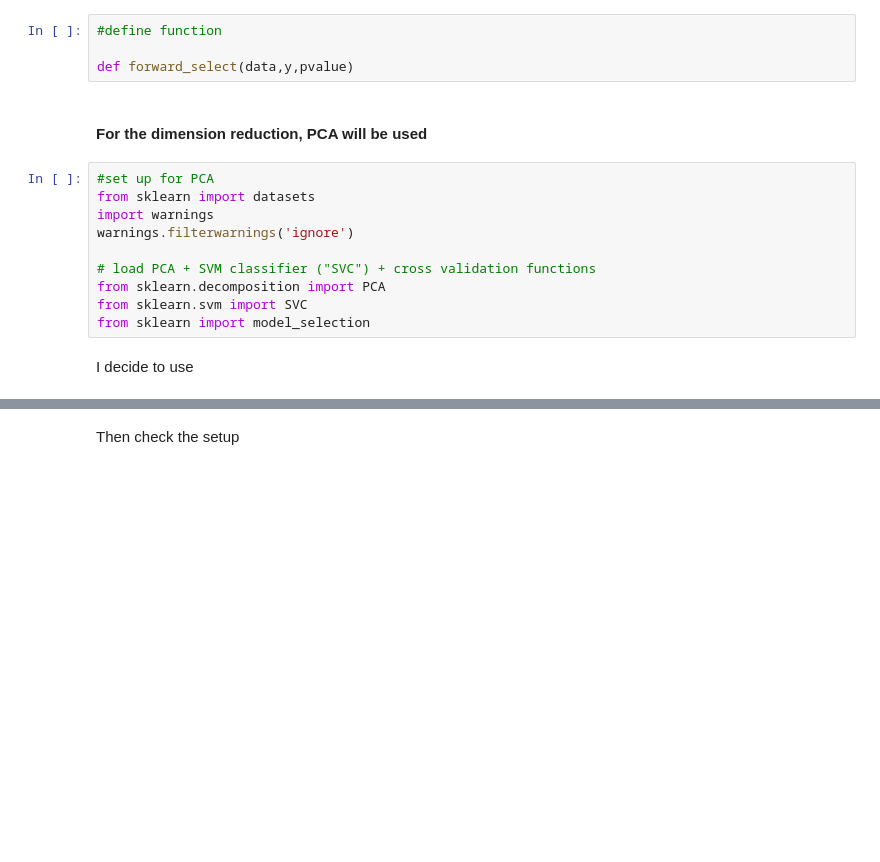
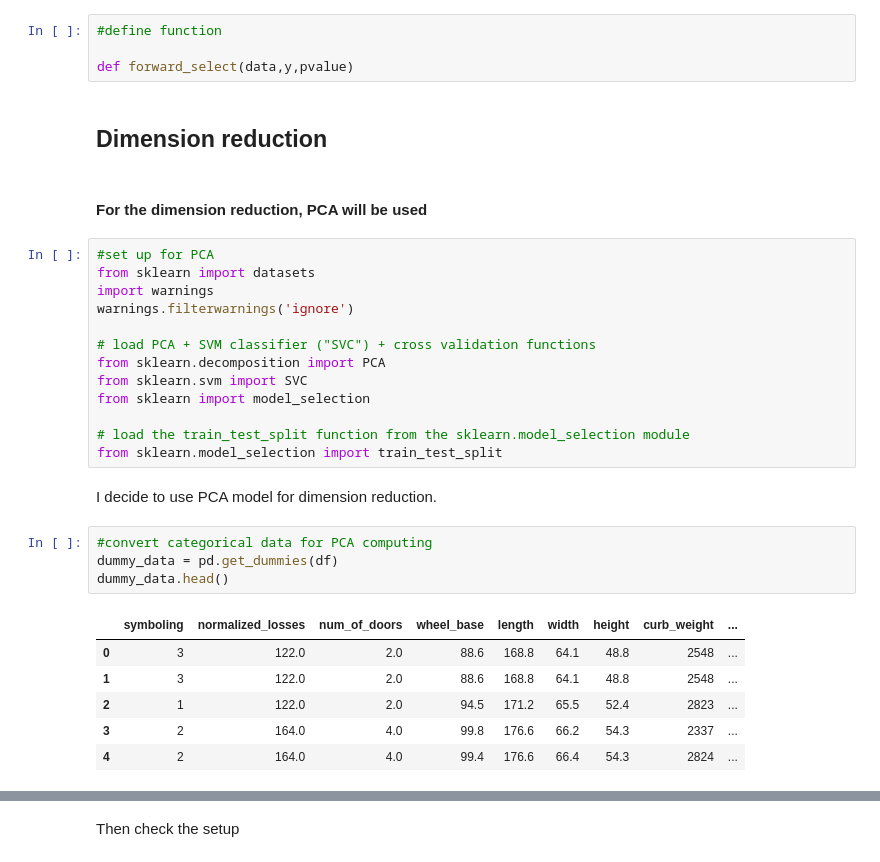
Before and after one commit to steinszzh/DAV6150, a Jupyter notebook: m4hw/zh_zhang_M4_assn_.ipynb, the cells around one changed output, grey strips where cells are left out. Cells and saved outputs as stored; diff of their text form; blank space fills up the shorter version.

```diff
--- a/m4hw/zh_zhang_M4_assn_.ipynb
+++ b/m4hw/zh_zhang_M4_assn_.ipynb
@@ -504,6 +504,8 @@ After define function, we can set up with
 #define function
 
 def forward_select(data,y,pvalue)
+# %% [markdown]
+## Dimension reduction
 # %% [markdown]
 #### For the dimension reduction, PCA will be used
 # %%
@@ -516,7 +518,21 @@ warnings.filterwarnings('ignore')
 from sklearn.decomposition import PCA
 from sklearn.svm import SVC
 from sklearn import model_selection
+
+# load the train_test_split function from the sklearn.model_selection module
+from sklearn.model_selection import train_test_split
 # %% [markdown]
-I decide to use
+I decide to use PCA model for dimension reduction.
+# %%
+#convert categorical data for PCA computing
+dummy_data = pd.get_dummies(df)
+dummy_data.head()
+# %% [output]
+|  | symboling | normalized_losses | num_of_doors | wheel_base | length | width | height | curb_weight | ... |
+| 0 | 3 | 122.0 | 2.0 | 88.6 | 168.8 | 64.1 | 48.8 | 2548 | ... |
+| 1 | 3 | 122.0 | 2.0 | 88.6 | 168.8 | 64.1 | 48.8 | 2548 | ... |
+| 2 | 1 | 122.0 | 2.0 | 94.5 | 171.2 | 65.5 | 52.4 | 2823 | ... |
+| 3 | 2 | 164.0 | 4.0 | 99.8 | 176.6 | 66.2 | 54.3 | 2337 | ... |
+| 4 | 2 | 164.0 | 4.0 | 99.4 | 176.6 | 66.4 | 54.3 | 2824 | ... |
 # %%
 # assign the explanatory variables to a Python object
```
Also changed, not shown: parts of 14 cells of this notebook.
